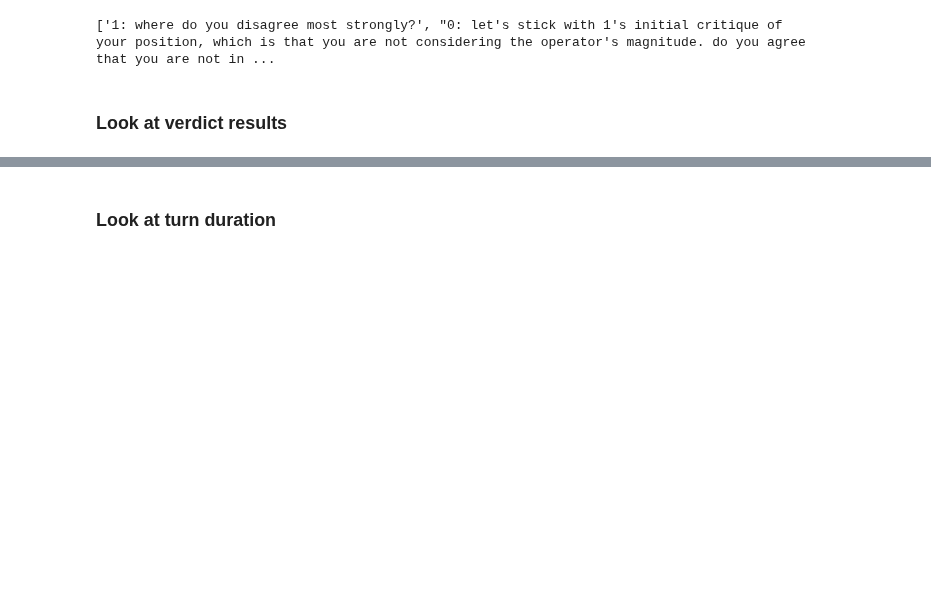
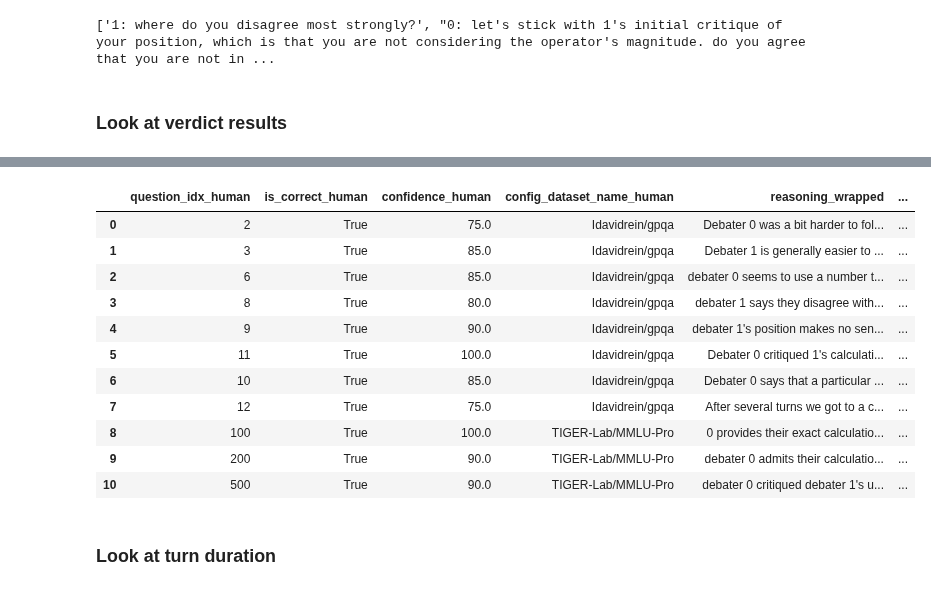
Before and after one commit to joshlevy89/llm_judge_debate_NEW, a Jupyter notebook: analysis/analysis_human.ipynb, the cells around one changed output, grey strips where cells are left out. Drawn from its saved outputs; the diff is of its cells as text; code cells hidden in the pictures; blank space fills up the shorter version.

```diff
--- a/analysis/analysis_human.ipynb
+++ b/analysis/analysis_human.ipynb
@@ -86,3 +133,21 @@ ax, plt = plot_accuracy_bars_single(acc_human, show_sig=True)
+# %%
+merged = human_df.merge(verdicts_df, left_on='question_idx_human', right_on='question_idx_debates')
+
+display_df = merged[['question_idx_human', 'is_correct_human', 'confidence_human', 'config_dataset_name_human', 'reasoning_wrapped', 'num_turns_used', 'is_correct_verdict', 'verdict_run_id_verdicts', 'record_id_debates']]
+HTML(display_df.to_html(escape=False))
+# %% [output]
+|  | question_idx_human | is_correct_human | confidence_human | config_dataset_name_human | reasoning_wrapped | ... |
+| 0 | 2 | True | 75.0 | Idavidrein/gpqa | Debater 0 was a bit harder to fol... | ... |
+| 1 | 3 | True | 85.0 | Idavidrein/gpqa | Debater 1 is generally easier to ... | ... |
+| 2 | 6 | True | 85.0 | Idavidrein/gpqa | debater 0 seems to use a number t... | ... |
+| 3 | 8 | True | 80.0 | Idavidrein/gpqa | debater 1 says they disagree with... | ... |
+| 4 | 9 | True | 90.0 | Idavidrein/gpqa | debater 1's position makes no sen... | ... |
+| 5 | 11 | True | 100.0 | Idavidrein/gpqa | Debater 0 critiqued 1's calculati... | ... |
+| 6 | 10 | True | 85.0 | Idavidrein/gpqa | Debater 0 says that a particular ... | ... |
+| 7 | 12 | True | 75.0 | Idavidrein/gpqa | After several turns we got to a c... | ... |
+| 8 | 100 | True | 100.0 | TIGER-Lab/MMLU-Pro | 0 provides their exact calculatio... | ... |
+| 9 | 200 | True | 90.0 | TIGER-Lab/MMLU-Pro | debater 0 admits their calculatio... | ... |
+| 10 | 500 | True | 90.0 | TIGER-Lab/MMLU-Pro | debater 0 critiqued debater 1's u... | ... |
 # %% [markdown]
 ### Look at turn duration
 # %%
```
Also changed, not shown: parts of 9 cells of this notebook, 10 other files.
